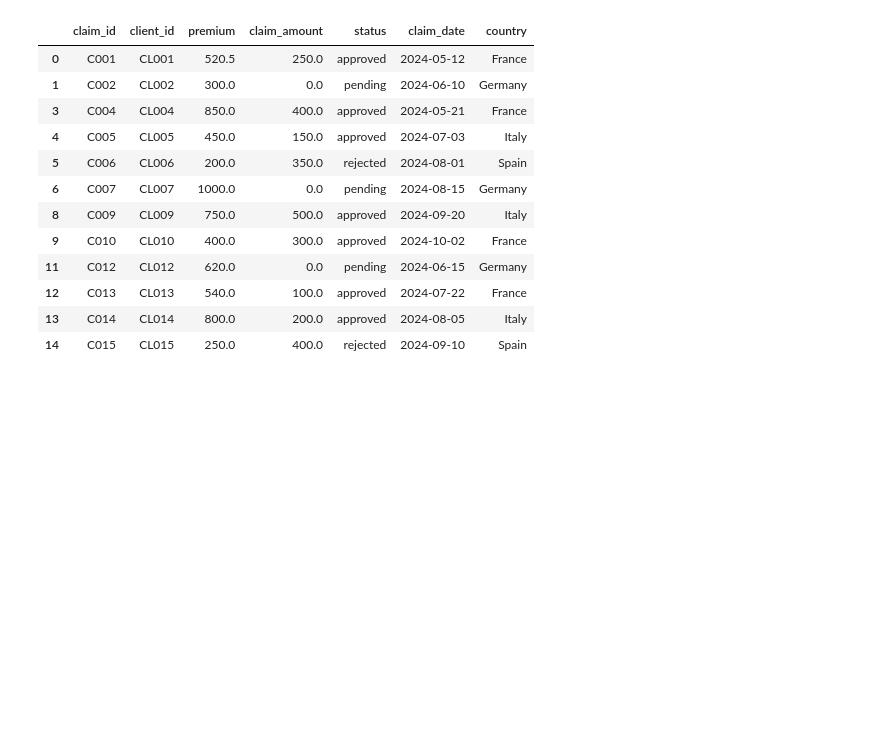
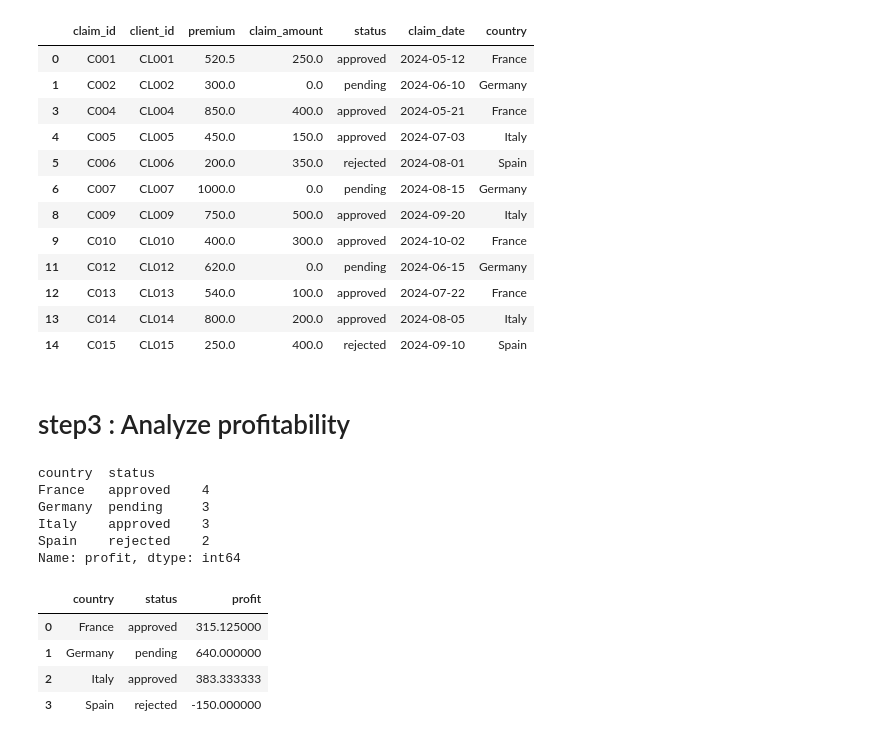
Before and after one commit to niloufargit/data-validation, a Jupyter notebook: src/analyse.ipynb, the cells around one changed output. Saved outputs shown, nothing was run; the diff lists cells and outputs as text; code cells hidden in the pictures; blank space fills up the shorter version.

```diff
--- a/src/analyse.ipynb
+++ b/src/analyse.ipynb
@@ -176,3 +158,5 @@ df
 | 12 | C013 | CL013 | 540.0 | 100.0 | approved | 2024-07-22 | France |
 | 13 | C014 | CL014 | 800.0 | 200.0 | approved | 2024-08-05 | Italy |
 | 14 | C015 | CL015 | 250.0 | 400.0 | rejected | 2024-09-10 | Spain |
+# %% [markdown]
+# step3 : Analyze profitability
@@ -178,0 +166,19 @@ df
+# %%
+profit_summary_count = df.groupby(["country", "status"])["profit"].count()
+profit_summary_count
+# %% [output]
+country  status
+France   approved    4
+Germany  pending     3
+Italy    approved    3
+Spain    rejected    2
+Name: profit, dtype: int64
+# %%
+profit_summary = df.groupby(["country", "status"])["profit"].mean().reset_index()
+profit_summary
+# %% [output]
+|  | country | status | profit |
+| 0 | France | approved | 315.125000 |
+| 1 | Germany | pending | 640.000000 |
+| 2 | Italy | approved | 383.333333 |
+| 3 | Spain | rejected | -150.000000 |
```
Also changed, not shown: parts of 16 cells of this notebook, 8 other files.
